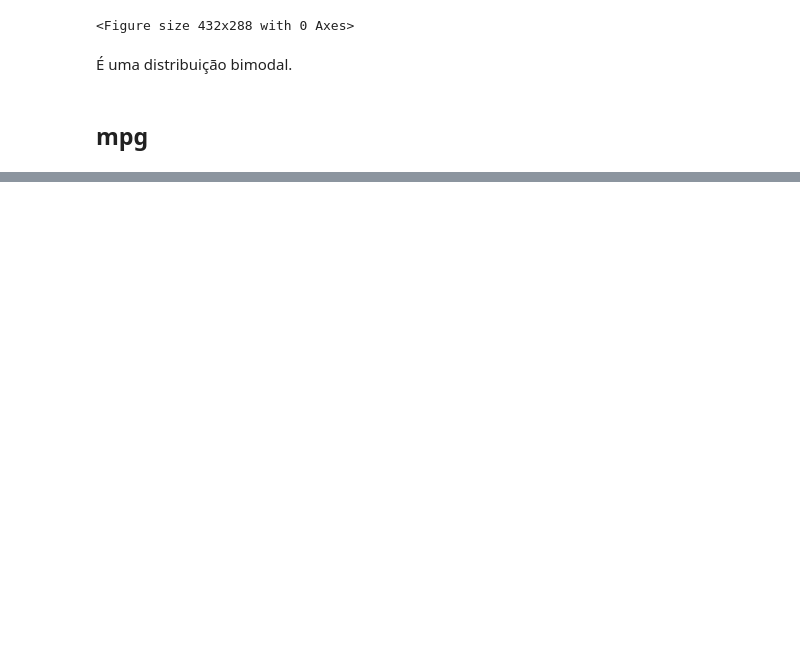
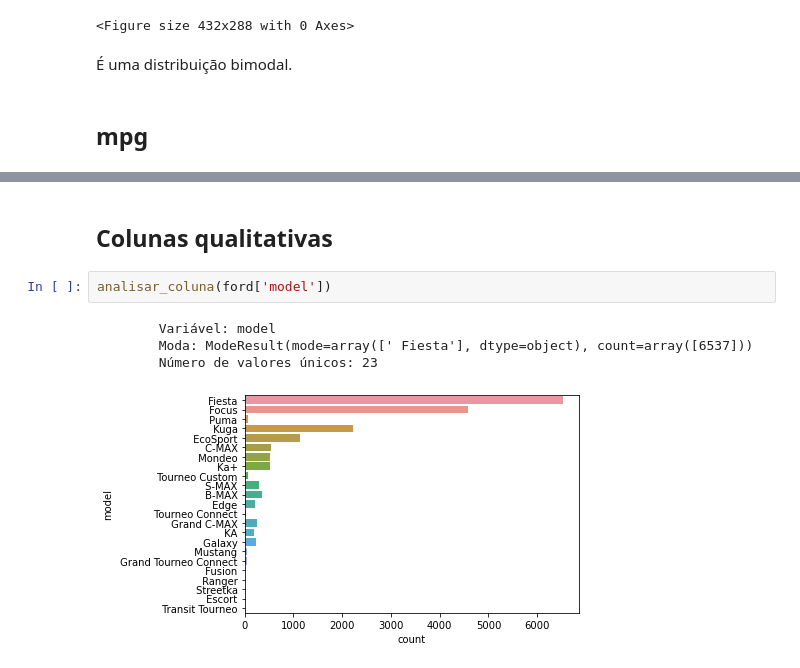
Before and after one commit to pedro-sgr/projeto-mep, a Jupyter notebook: mep.ipynb, the cells around one changed output, grey strips where cells are left out. Saved outputs shown, nothing was run; the diff lists cells and outputs as text; blank space fills up the shorter version.

```diff
--- a/mep.ipynb
+++ b/mep.ipynb
@@ -553 +606,10 @@ analisar_coluna(ford['tax'])
 <Figure size 432x288 with 0 Axes>
+# %% [markdown]
+## Colunas qualitativas
+# %%
+analisar_coluna(ford['model'])
+# %% [output]
+        Variável: model
+        Moda: ModeResult(mode=array([' Fiesta'], dtype=object), count=array([6537]))
+        Número de valores únicos: 23
+[figure, added]
```
Also changed, not shown: parts of 10 cells of this notebook.
